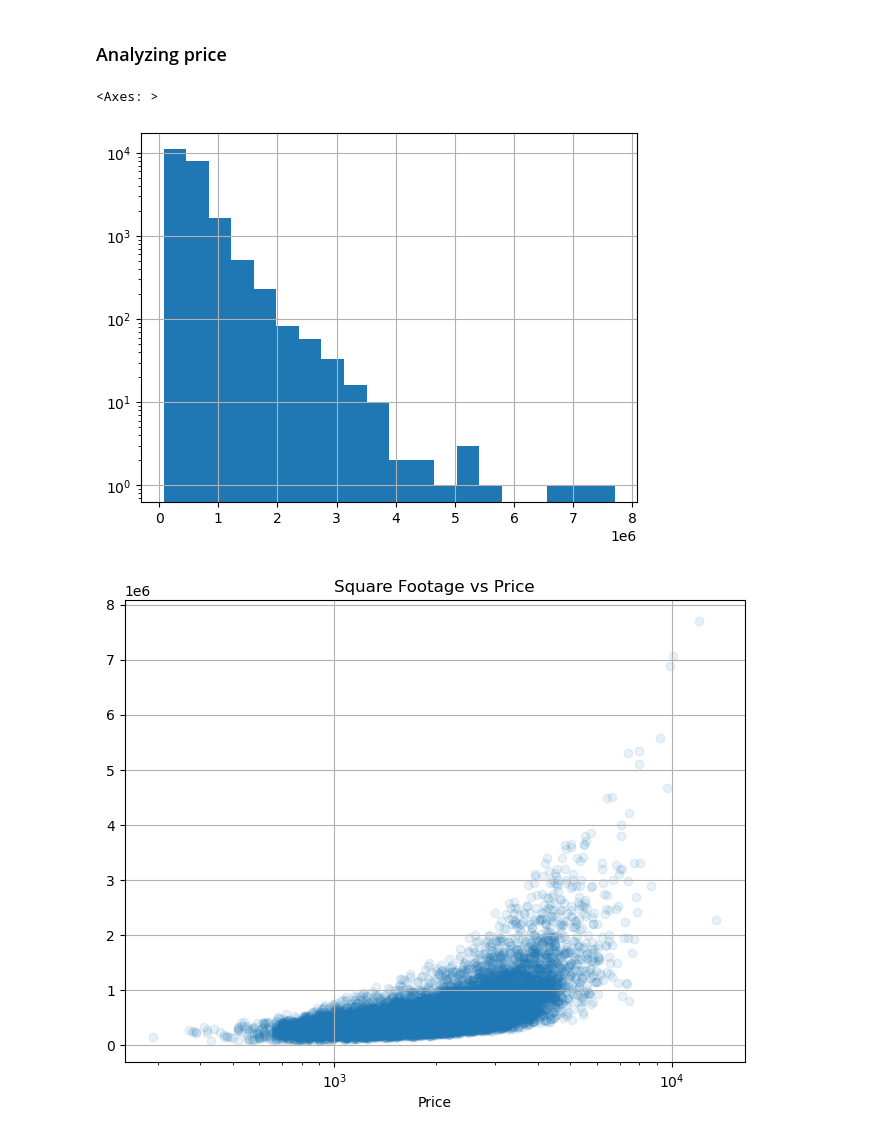
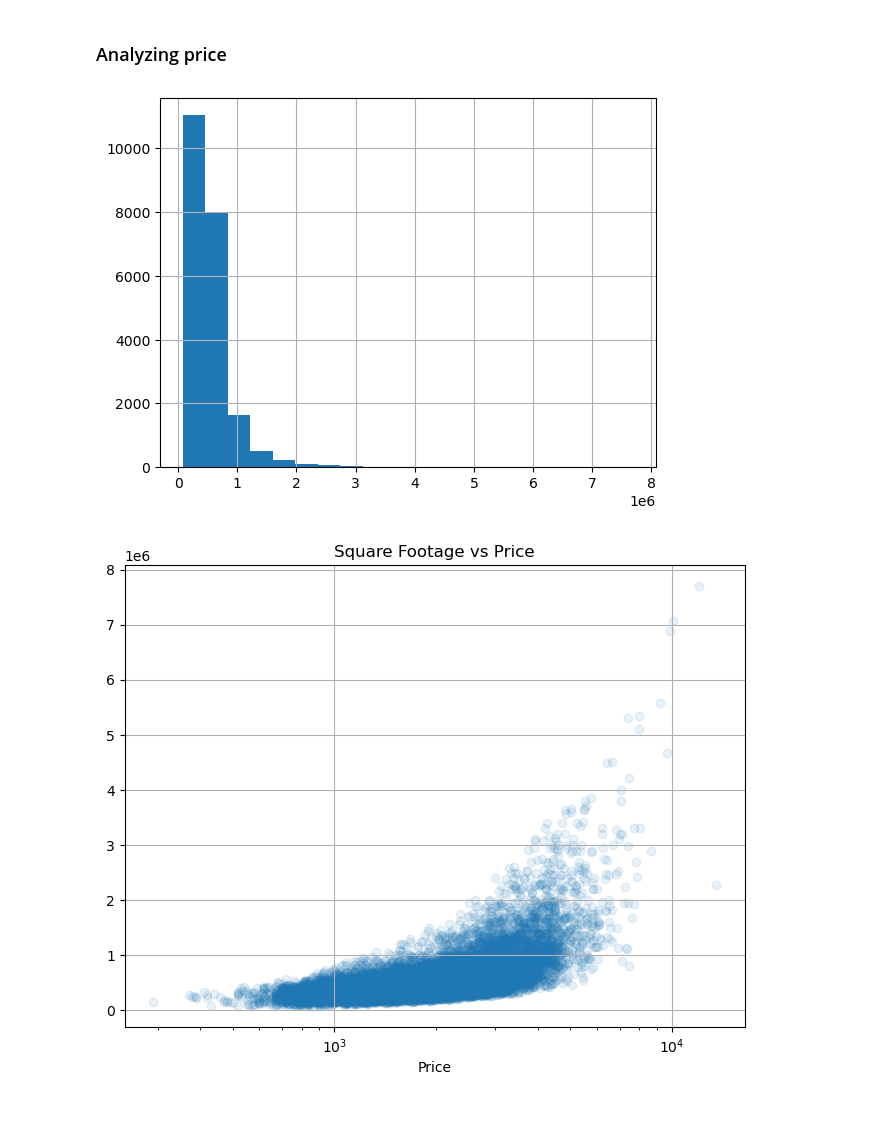
Before and after one commit to annalaczko/ML-Group-1-Assignment-1, a Jupyter notebook: ML-A1.ipynb, the cells around one changed output. Cells and saved outputs as stored; diff of their text form; code cells hidden in the pictures.

```diff
--- a/ML-A1.ipynb
+++ b/ML-A1.ipynb
@@ -187,10 +199,9 @@ df_housing.head(10)
 # %% [markdown]
 ### Analyzing price
 # %%
-df_housing["price"].hist(bins=20, log=True)
+df_housing["price"].hist(bins=20, log=False)
 # %% [output]
-<Axes: >
-[figure, old version]
+[figure, new version]
 # %%
 plt.figure(figsize=(8,6))
 plt.scatter(df_housing["sqft_living"], df_housing["price"], alpha=0.1)
```
Also changed, not shown: parts of 9 cells of this notebook.
